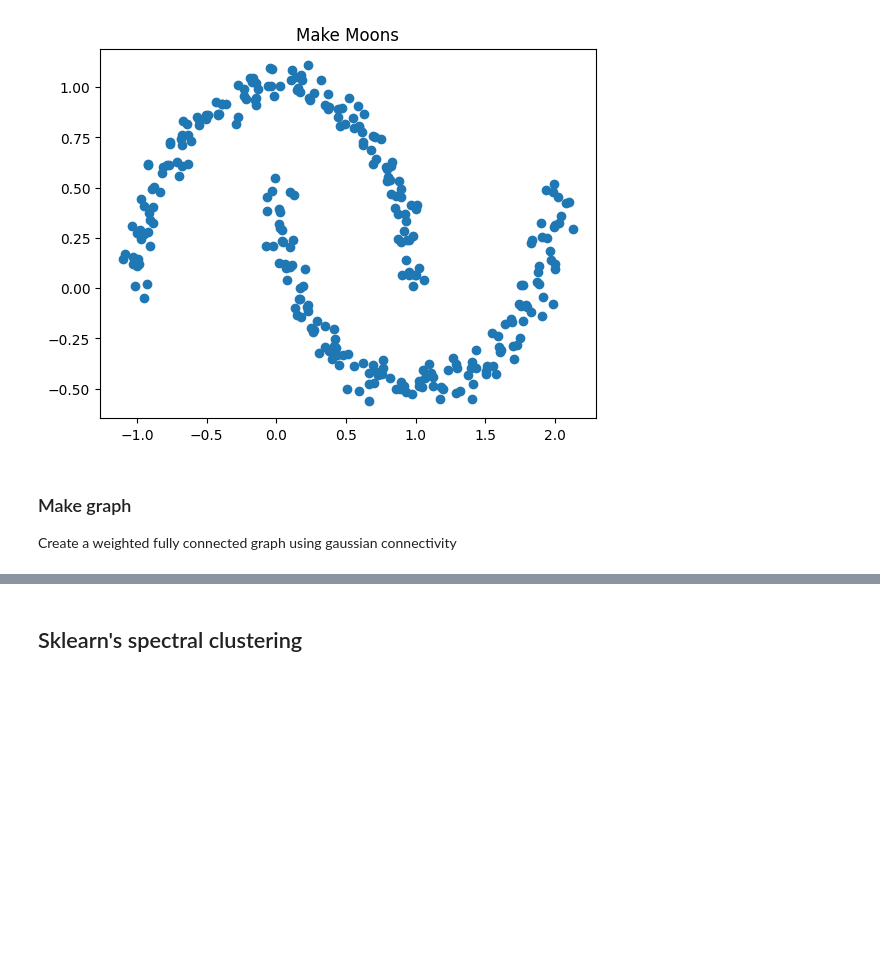
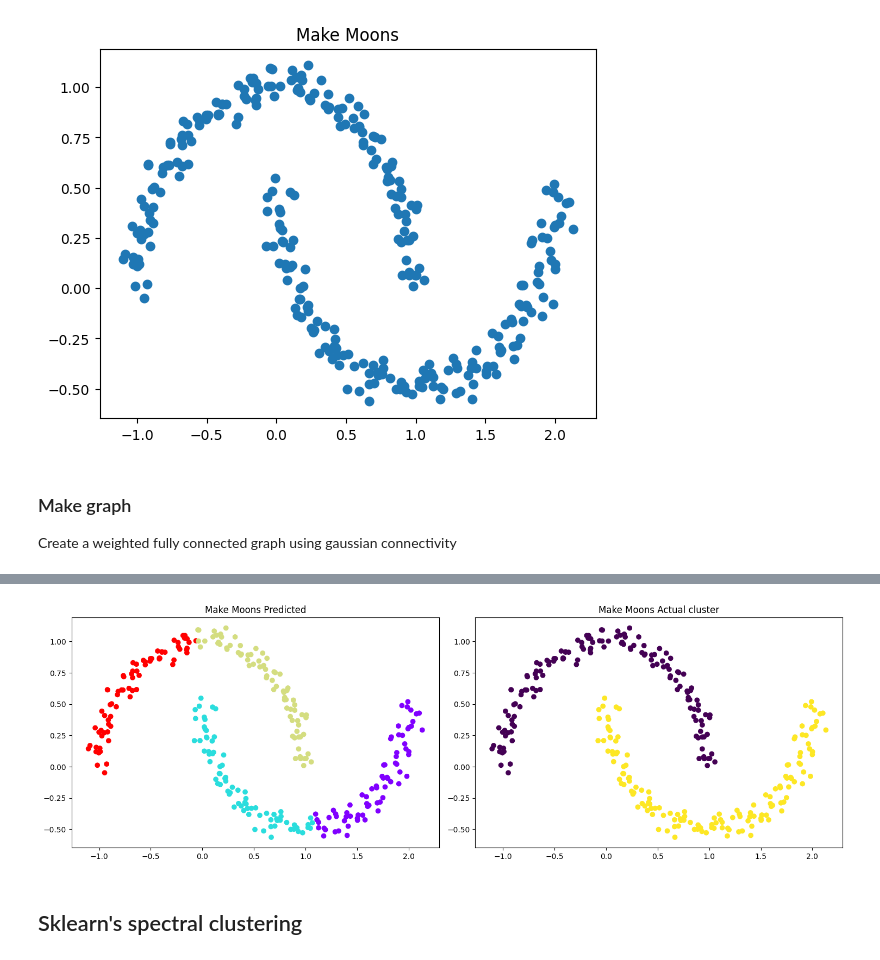
Before and after one commit to Susena-V/DataSci-ML-DL-AI, a Jupyter notebook: Spectral_Clustering_Data_Science.ipynb, the cells around one changed output, grey strips where cells are left out. Saved outputs shown, nothing was run; the diff lists cells and outputs as text; code cells hidden in the pictures; blank space fills up the shorter version.

```diff
--- a/Spectral_Clustering_Data_Science.ipynb
+++ b/Spectral_Clustering_Data_Science.ipynb
@@ -191,3 +220,7 @@ partition_from_laplacian(L_rw)
+# %%
+partition_Kmeans(L, k=4)
+# %% [output]
+[figure, added]
 # %% [markdown]
 ## Sklearn's spectral clustering
 # %%
```
Also changed, not shown: parts of 18 cells of this notebook.
